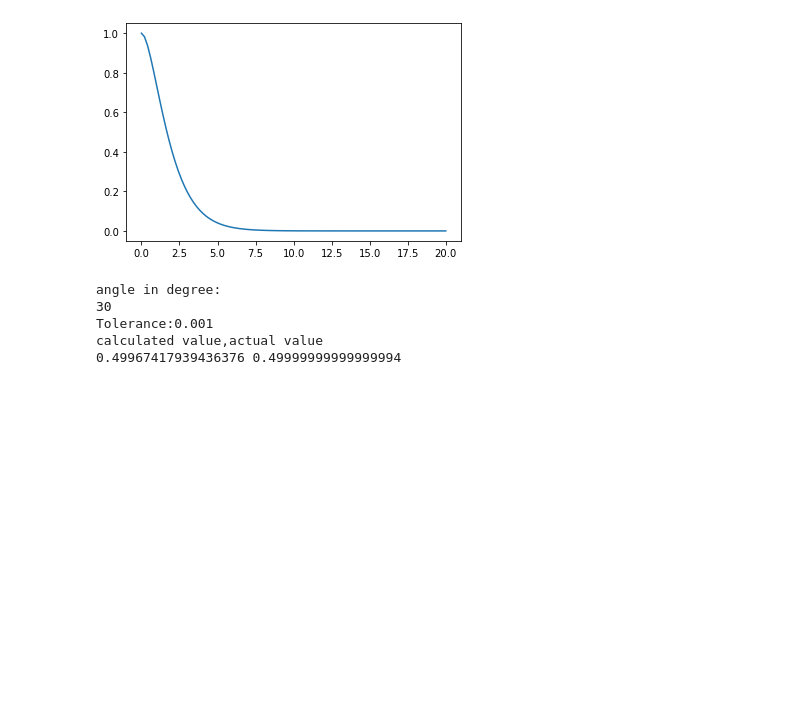
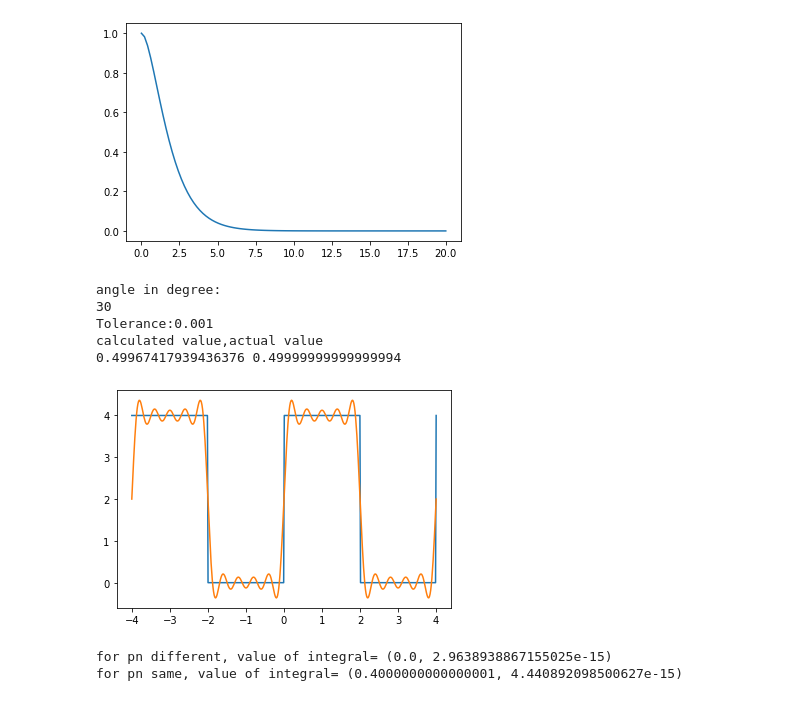
Before and after one commit to BijoyMaji/py_home_work_4, a Jupyter notebook: Index.ipynb, the cells around one changed output. Cells and saved outputs as stored; diff of their text form; code cells hidden in the pictures; blank space fills up the shorter version.

```diff
--- a/Index.ipynb
+++ b/Index.ipynb
@@ -51,3 +51,29 @@ angle in degree:
 Tolerance:0.001
 calculated value,actual value
 0.49967417939436376 0.49999999999999994
+# %%
+import numpy as np
+
+import matplotlib.pyplot as plt
+from scipy import signal
+t=np.linspace(-4,4,500)
+v=(4*signal.square(2*np.pi*0.25*t)+4)/2
+L=2 # half period
+def f(t):return (4*4./np.pi*sum([1.0/n*np.sin(n*np.pi*t/L) for n in
+range(1,10,2)])+4)/2
+plt.plot(t,v,t,f(t))
+plt.show()
+# %% [output]
+[figure, added]
+# %%
+from scipy.integrate import quad
+from scipy.special import legendre
+p2=legendre(2)
+p3=legendre(3)
+I1=quad(p2*p3,-1,1)
+I2=quad(p2*p2,-1,1)
+print('for pn different, value of integral=',I1)
+print('for pn same, value of integral=',I2)
+# %% [output]
+for pn different, value of integral= (0.0, 2.9638938867155025e-15)
+for pn same, value of integral= (0.4000000000000001, 4.440892098500627e-15)
```
Also changed, not shown: parts of 6 cells of this notebook.
